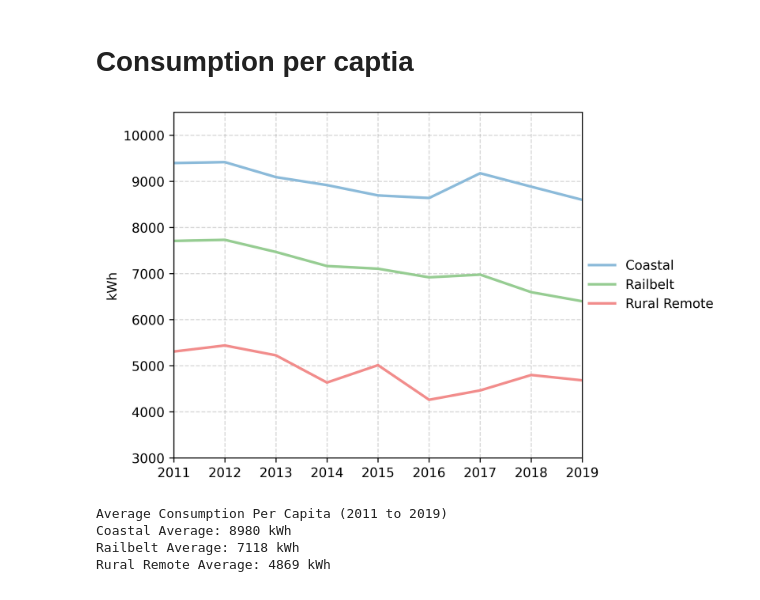
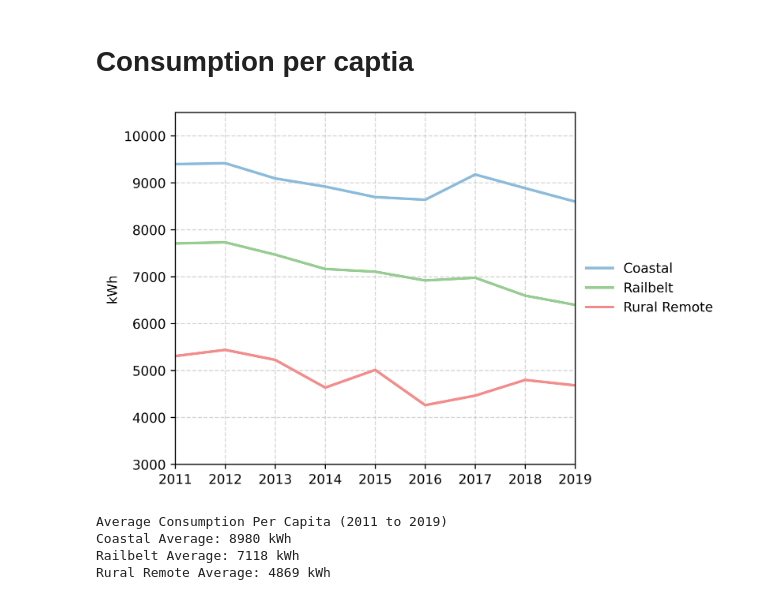
Before and after one commit to acep-uaf/aetr-analysis, a Jupyter notebook: consumption.ipynb, the cells around one changed output. Drawn from its saved outputs; the diff is of its cells as text; code cells hidden in the pictures.

```diff
--- a/consumption.ipynb
+++ b/consumption.ipynb
@@ -135,18 +135,20 @@ pc.astype(int).to_csv(os.path.join(os.curdir,'tables','consumption-per-capita.cs
 # %%
 # setting up the figure
 fig, ax = plt.subplots(figsize=(6.5,4), layout='constrained')
 fig.set_dpi(600)
 pc.plot(rot=0, alpha=1, color=schemes['energy_regions'],lw=2, ax=ax)
 ax.set_xlabel('')
 ax.set_ylabel('kWh')
-ax.legend(loc='center right', bbox_to_anchor=(1.35, 0.5), ncol=1, frameon=False)
+ax.legend(loc='center right', bbox_to_anchor=(1.375, 0.5), ncol=1, frameon=False)
 ax.grid(axis ='both', alpha=0.5,linestyle='--')
 ax.set_ylim(3000,10500)
 ax.set_axisbelow(True)
 plt.margins(0,0)
-plt.show()
+filename = 'residential-sales-per-capita'
+plt.savefig(os.path.join(os.curdir,'figures',filename + '.pdf'), bbox_inches='tight')
+plt.savefig(os.path.join(os.curdir,'figures',filename + '.png'), bbox_inches='tight')
 # %% [output]
-[figure, old version]
+[figure, new version]
 # %%
 # statistics for the report
 print('Average Consumption Per Capita (2011 to 2019)')
```
Also changed, not shown: 4 other files.
